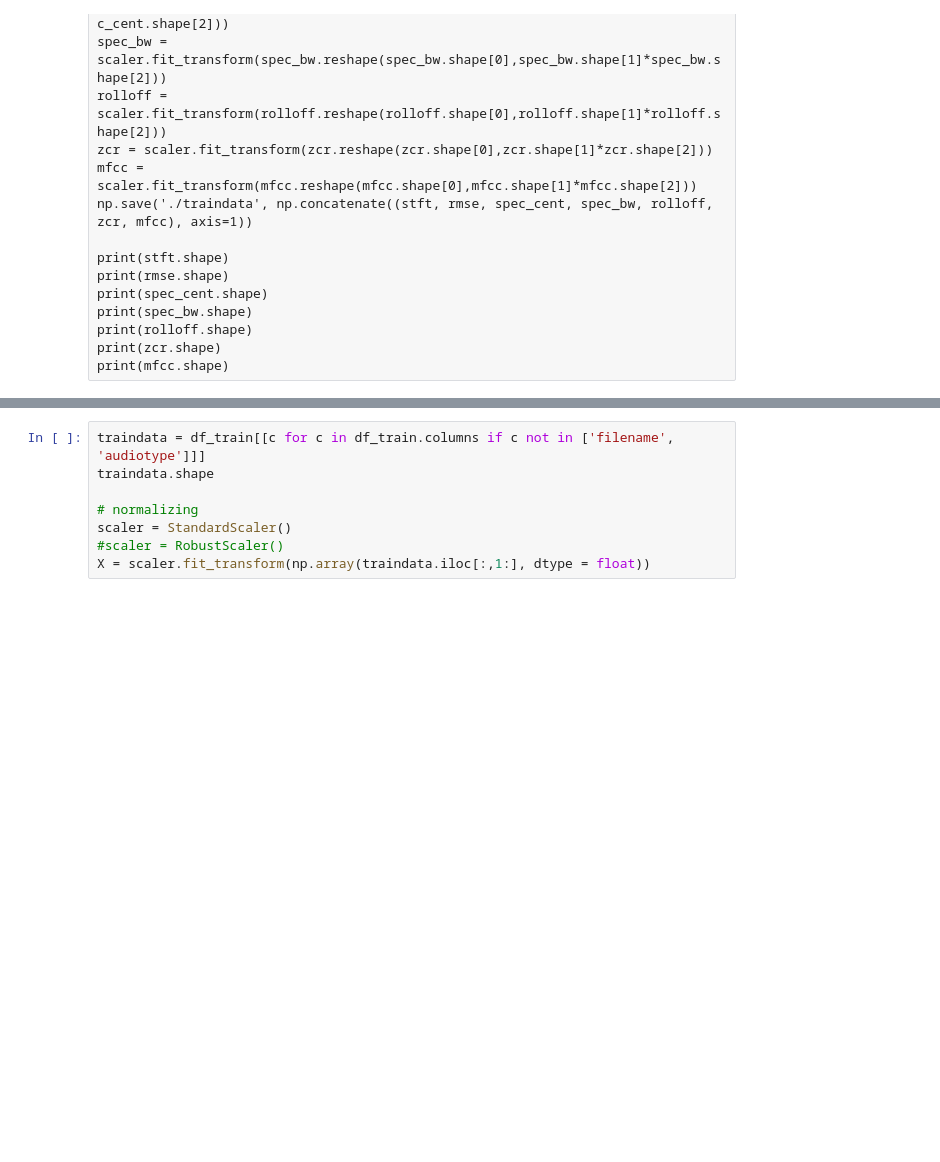
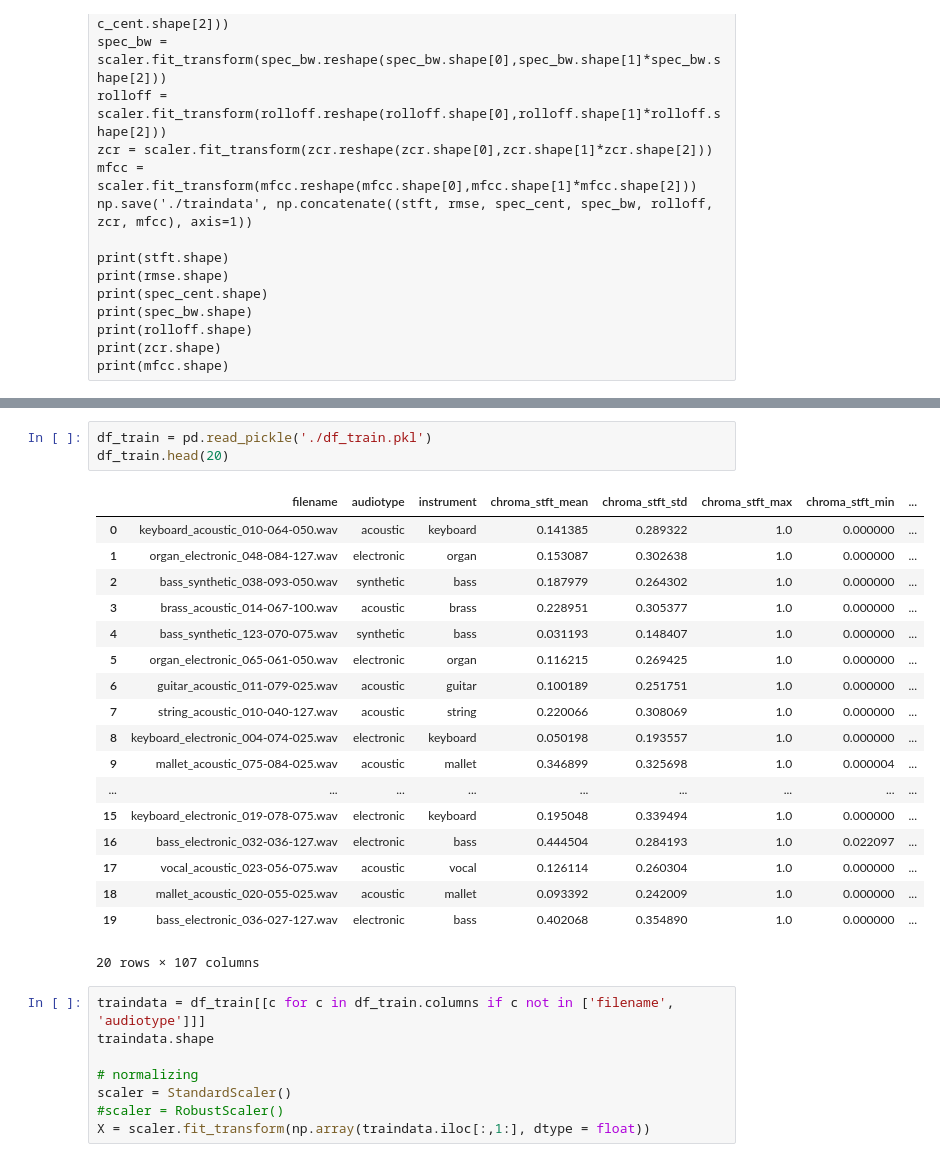
Before and after one commit to rsouza/oeawai, a Jupyter notebook: Challenge/feature_extraction.ipynb, the cells around one changed output, grey strips where cells are left out. Cells and saved outputs as stored; diff of their text form; blank space fills up the shorter version.

```diff
--- a/Challenge/feature_extraction.ipynb
+++ b/Challenge/feature_extraction.ipynb
@@ -176,3 +167,25 @@ df_train.head(20)
+# %%
+df_train = pd.read_pickle('./df_train.pkl')
+df_train.head(20)
+# %% [output]
+|  | filename | audiotype | instrument | chroma_stft_mean | chroma_stft_std | chroma_stft_max | chroma_stft_min | ... |
+| 0 | keyboard_acoustic_010-064-050.wav | acoustic | keyboard | 0.141385 | 0.289322 | 1.0 | 0.000000 | ... |
+| 1 | organ_electronic_048-084-127.wav | electronic | organ | 0.153087 | 0.302638 | 1.0 | 0.000000 | ... |
+| 2 | bass_synthetic_038-093-050.wav | synthetic | bass | 0.187979 | 0.264302 | 1.0 | 0.000000 | ... |
+| 3 | brass_acoustic_014-067-100.wav | acoustic | brass | 0.228951 | 0.305377 | 1.0 | 0.000000 | ... |
+| 4 | bass_synthetic_123-070-075.wav | synthetic | bass | 0.031193 | 0.148407 | 1.0 | 0.000000 | ... |
+| 5 | organ_electronic_065-061-050.wav | electronic | organ | 0.116215 | 0.269425 | 1.0 | 0.000000 | ... |
+| 6 | guitar_acoustic_011-079-025.wav | acoustic | guitar | 0.100189 | 0.251751 | 1.0 | 0.000000 | ... |
+| 7 | string_acoustic_010-040-127.wav | acoustic | string | 0.220066 | 0.308069 | 1.0 | 0.000000 | ... |
+| 8 | keyboard_electronic_004-074-025.wav | electronic | keyboard | 0.050198 | 0.193557 | 1.0 | 0.000000 | ... |
+| 9 | mallet_acoustic_075-084-025.wav | acoustic | mallet | 0.346899 | 0.325698 | 1.0 | 0.000004 | ... |
+| ... | ... | ... | ... | ... | ... | ... | ... | ... |
+| 15 | keyboard_electronic_019-078-075.wav | electronic | keyboard | 0.195048 | 0.339494 | 1.0 | 0.000000 | ... |
+| 16 | bass_electronic_032-036-127.wav | electronic | bass | 0.444504 | 0.284193 | 1.0 | 0.022097 | ... |
+| 17 | vocal_acoustic_023-056-075.wav | acoustic | vocal | 0.126114 | 0.260304 | 1.0 | 0.000000 | ... |
+| 18 | mallet_acoustic_020-055-025.wav | acoustic | mallet | 0.093392 | 0.242009 | 1.0 | 0.000000 | ... |
+| 19 | bass_electronic_036-027-127.wav | electronic | bass | 0.402068 | 0.354890 | 1.0 | 0.000000 | ... |
+20 rows × 107 columns
 # %%
 traindata = df_train[[c for c in df_train.columns if c not in ['filename', 'audiotype']]]
 traindata.shape
```
Also changed, not shown: parts of 14 cells of this notebook.
